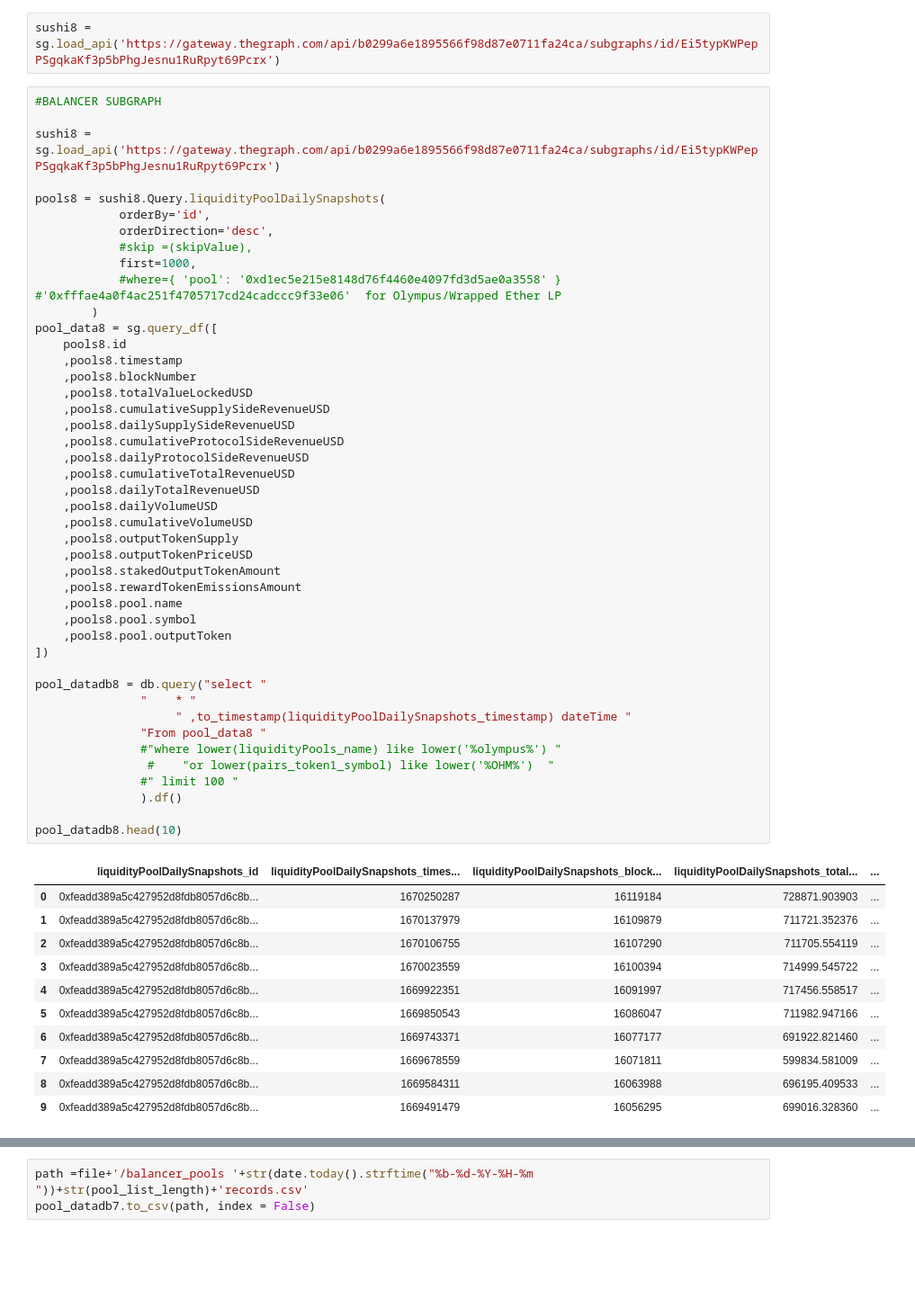
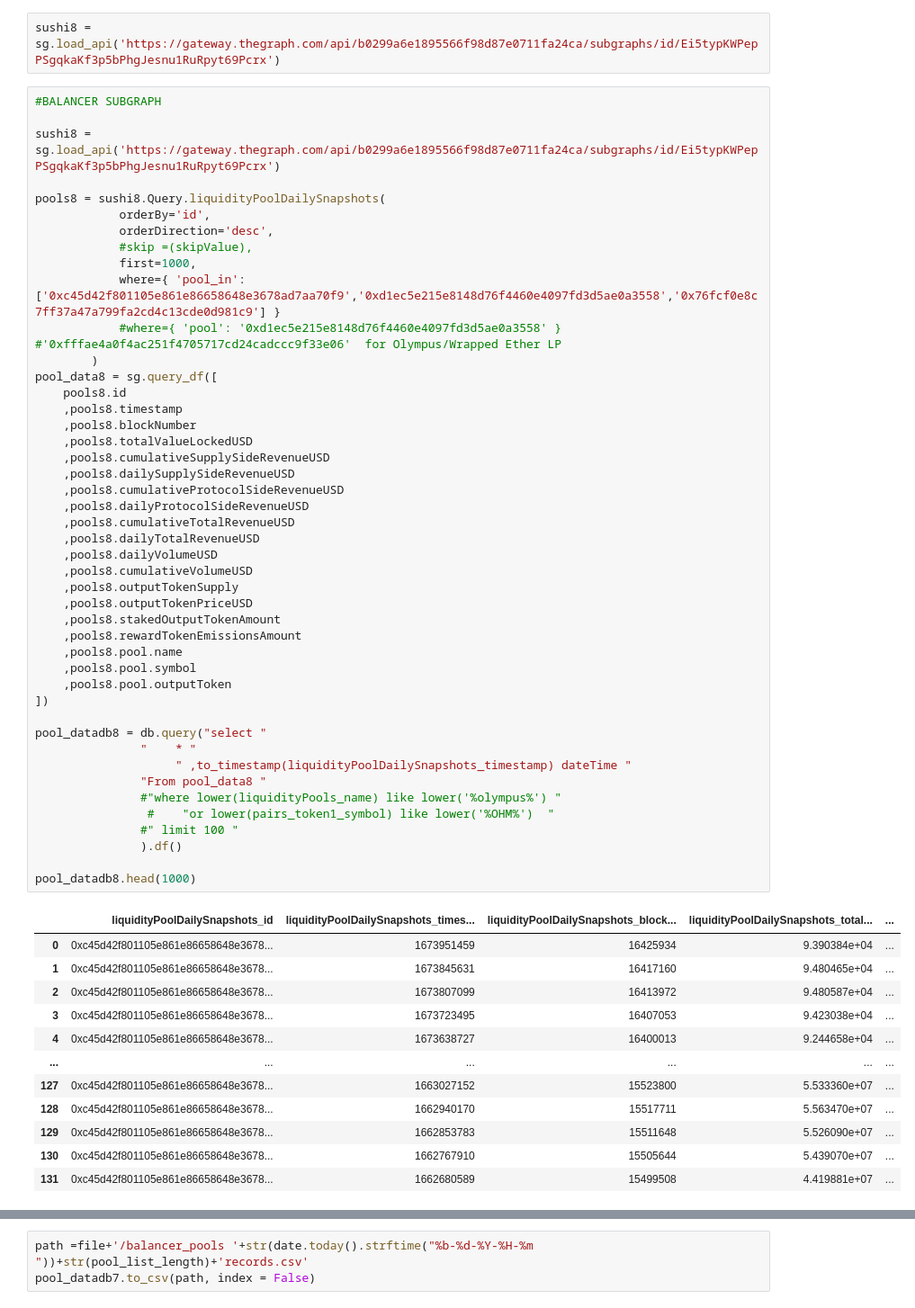
Before and after one commit to EdgeCaser/EconohmetricsOld, a Jupyter notebook: OhmLiquidityPools_sushi.ipynb, the cells around one changed output, grey strips where cells are left out. Shown at 90% size. Cells and saved outputs as stored; diff of their text form; blank space fills up the shorter version.

Commit message:
Some bit of work, all Uniswaps pools are there now.

```diff
--- a/OhmLiquidityPools_sushi.ipynb
+++ b/OhmLiquidityPools_sushi.ipynb
@@ -249,6 +207,7 @@ pools8 = sushi8.Query.liquidityPoolDailySnapshots(
             orderDirection='desc',
             #skip =(skipValue),
             first=1000,
+            where={ 'pool_in': ['0xc45d42f801105e861e86658648e3678ad7aa70f9','0xd1ec5e215e8148d76f4460e4097fd3d5ae0a3558','0x76fcf0e8c7ff37a47a799fa2cd4c13cde0d981c9'] }
             #where={ 'pool': '0xd1ec5e215e8148d76f4460e4097fd3d5ae0a3558' } #'0xfffae4a0f4ac251f4705717cd24cadccc9f33e06'  for Olympus/Wrapped Ether LP
         )
 pool_data8 = sg.query_df([
@@ -257,41 +216,42 @@ pool_data8 = sg.query_df([
     ,pools8.blockNumber
     ,pools8.totalValueLockedUSD
     ,pools8.cumulativeSupplySideRevenueUSD
     ,pools8.dailySupplySideRevenueUSD
     ,pools8.cumulativeProtocolSideRevenueUSD
     ,pools8.dailyProtocolSideRevenueUSD
     ,pools8.cumulativeTotalRevenueUSD
     ,pools8.dailyTotalRevenueUSD
     ,pools8.dailyVolumeUSD
     ,pools8.cumulativeVolumeUSD
     ,pools8.outputTokenSupply
     ,pools8.outputTokenPriceUSD
     ,pools8.stakedOutputTokenAmount
     ,pools8.rewardTokenEmissionsAmount
     ,pools8.pool.name
     ,pools8.pool.symbol
     ,pools8.pool.outputToken
 ])
 
 pool_datadb8 = db.query("select "
                "    * "
                     " ,to_timestamp(liquidityPoolDailySnapshots_timestamp) dateTime "
                "From pool_data8 "
                #"where lower(liquidityPools_name) like lower('%olympus%') "
                 #    "or lower(pairs_token1_symbol) like lower('%OHM%')  "
                #" limit 100 "
                ).df()
 
-pool_datadb8.head(10)
+pool_datadb8.head(1000)
 # %% [output]
 |  | liquidityPoolDailySnapshots_id | liquidityPoolDailySnapshots_times... | liquidityPoolDailySnapshots_block... | liquidityPoolDailySnapshots_total... | ... |
-| 0 | 0xfeadd389a5c427952d8fdb8057d6c8b... | 1670250287 | 16119184 | 728871.903903 | ... |
-| 1 | 0xfeadd389a5c427952d8fdb8057d6c8b... | 1670137979 | 16109879 | 711721.352376 | ... |
-| 2 | 0xfeadd389a5c427952d8fdb8057d6c8b... | 1670106755 | 16107290 | 711705.554119 | ... |
-| 3 | 0xfeadd389a5c427952d8fdb8057d6c8b... | 1670023559 | 16100394 | 714999.545722 | ... |
-| 4 | 0xfeadd389a5c427952d8fdb8057d6c8b... | 1669922351 | 16091997 | 717456.558517 | ... |
-| 5 | 0xfeadd389a5c427952d8fdb8057d6c8b... | 1669850543 | 16086047 | 711982.947166 | ... |
-| 6 | 0xfeadd389a5c427952d8fdb8057d6c8b... | 1669743371 | 16077177 | 691922.821460 | ... |
-| 7 | 0xfeadd389a5c427952d8fdb8057d6c8b... | 1669678559 | 16071811 | 599834.581009 | ... |
-| 8 | 0xfeadd389a5c427952d8fdb8057d6c8b... | 1669584311 | 16063988 | 696195.409533 | ... |
-| 9 | 0xfeadd389a5c427952d8fdb8057d6c8b... | 1669491479 | 16056295 | 699016.328360 | ... |
+| 0 | 0xc45d42f801105e861e86658648e3678... | 1673951459 | 16425934 | 9.390384e+04 | ... |
+| 1 | 0xc45d42f801105e861e86658648e3678... | 1673845631 | 16417160 | 9.480465e+04 | ... |
+| 2 | 0xc45d42f801105e861e86658648e3678... | 1673807099 | 16413972 | 9.480587e+04 | ... |
+| 3 | 0xc45d42f801105e861e86658648e3678... | 1673723495 | 16407053 | 9.423038e+04 | ... |
+| 4 | 0xc45d42f801105e861e86658648e3678... | 1673638727 | 16400013 | 9.244658e+04 | ... |
+| ... | ... | ... | ... | ... | ... |
+| 127 | 0xc45d42f801105e861e86658648e3678... | 1663027152 | 15523800 | 5.533360e+07 | ... |
+| 128 | 0xc45d42f801105e861e86658648e3678... | 1662940170 | 15517711 | 5.563470e+07 | ... |
+| 129 | 0xc45d42f801105e861e86658648e3678... | 1662853783 | 15511648 | 5.526090e+07 | ... |
+| 130 | 0xc45d42f801105e861e86658648e3678... | 1662767910 | 15505644 | 5.439070e+07 | ... |
+| 131 | 0xc45d42f801105e861e86658648e3678... | 1662680589 | 15499508 | 4.419881e+07 | ... |
```
Also changed, not shown: parts of 17 cells of this notebook, 2 other files.
